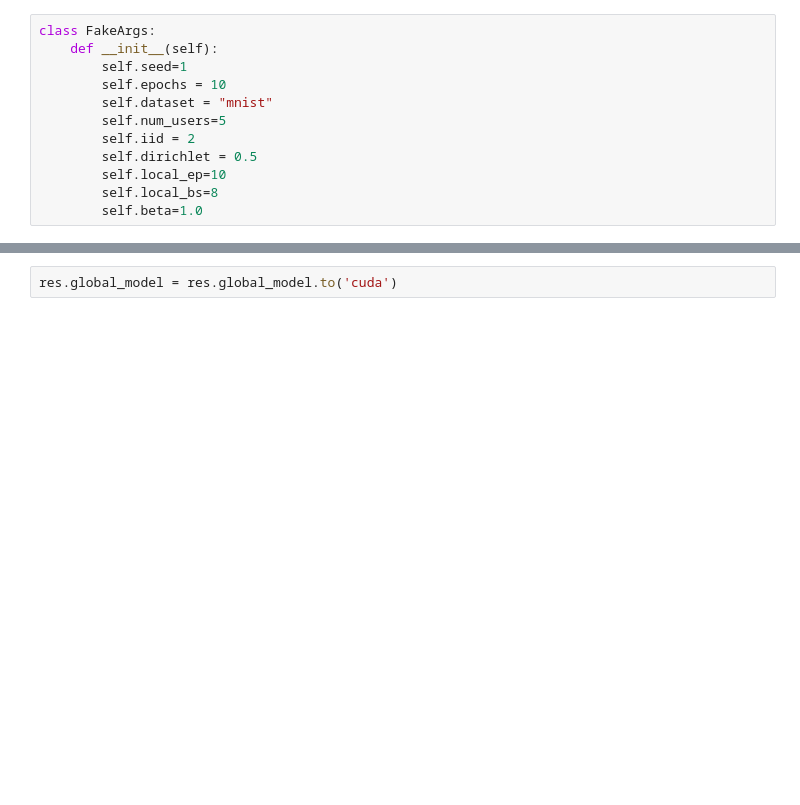
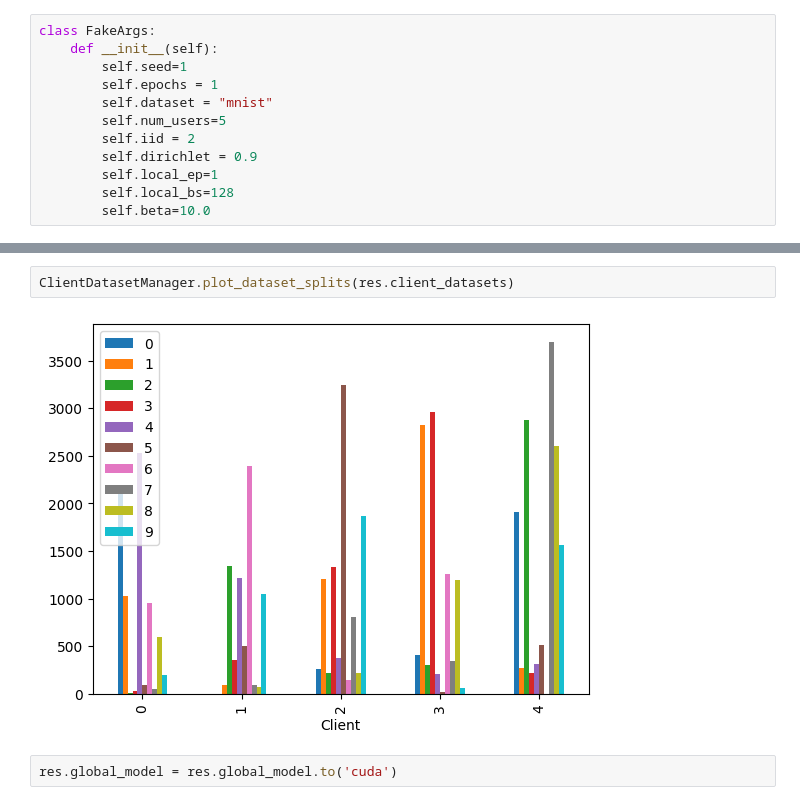
Before and after one commit to FederatedRP2024Delft/Federated-Learning-PyTorch-Weight-Modification, a Jupyter notebook: src/henry/mnist_vae_pure.ipynb, the cells around one changed output, grey strips where cells are left out. Cells and saved outputs as stored; diff of their text form; blank space fills up the shorter version.

```diff
--- a/src/henry/mnist_vae_pure.ipynb
+++ b/src/henry/mnist_vae_pure.ipynb
@@ -18,14 +18,14 @@ from federated_pure import federate
 class FakeArgs:
     def __init__(self):
         self.seed=1
-        self.epochs = 10
+        self.epochs = 1
         self.dataset = "mnist"
         self.num_users=5
         self.iid = 2
-        self.dirichlet = 0.5
-        self.local_ep=10
-        self.local_bs=8
-        self.beta=1.0
+        self.dirichlet = 0.9
+        self.local_ep=1
+        self.local_bs=128
+        self.beta=10.0
 # %%
 # vae, ovr_losses, mse_losses, kl_losses = vae.train_model(dataset_train,16,10)
 # print(mse_losses)
@@ -208,3 +38,7 @@ TEST LOSS AT GLOBAL ROUND 10 totalL: 508.4436856765747
+# %%
+ClientDatasetManager.plot_dataset_splits(res.client_datasets)
+# %% [output]
+[figure, added]
 # %%
 res.global_model = res.global_model.to('cuda')
 # %%
```
Also changed, not shown: parts of 3 cells of this notebook, 6 other files.
